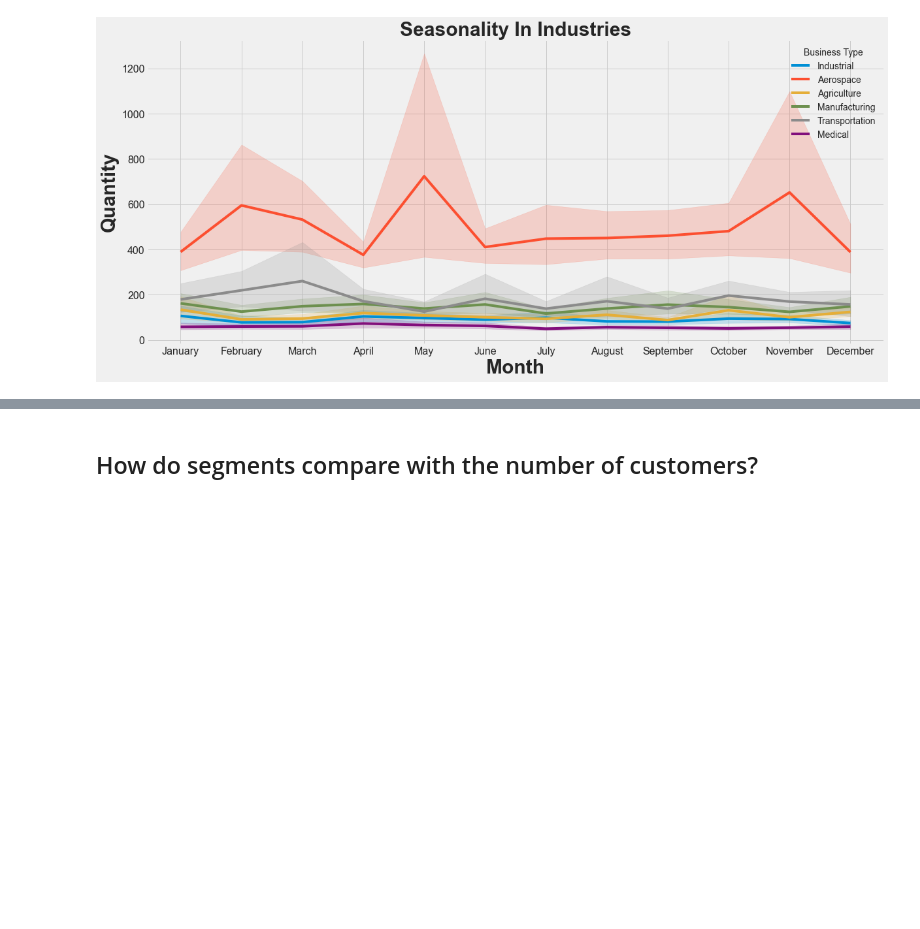
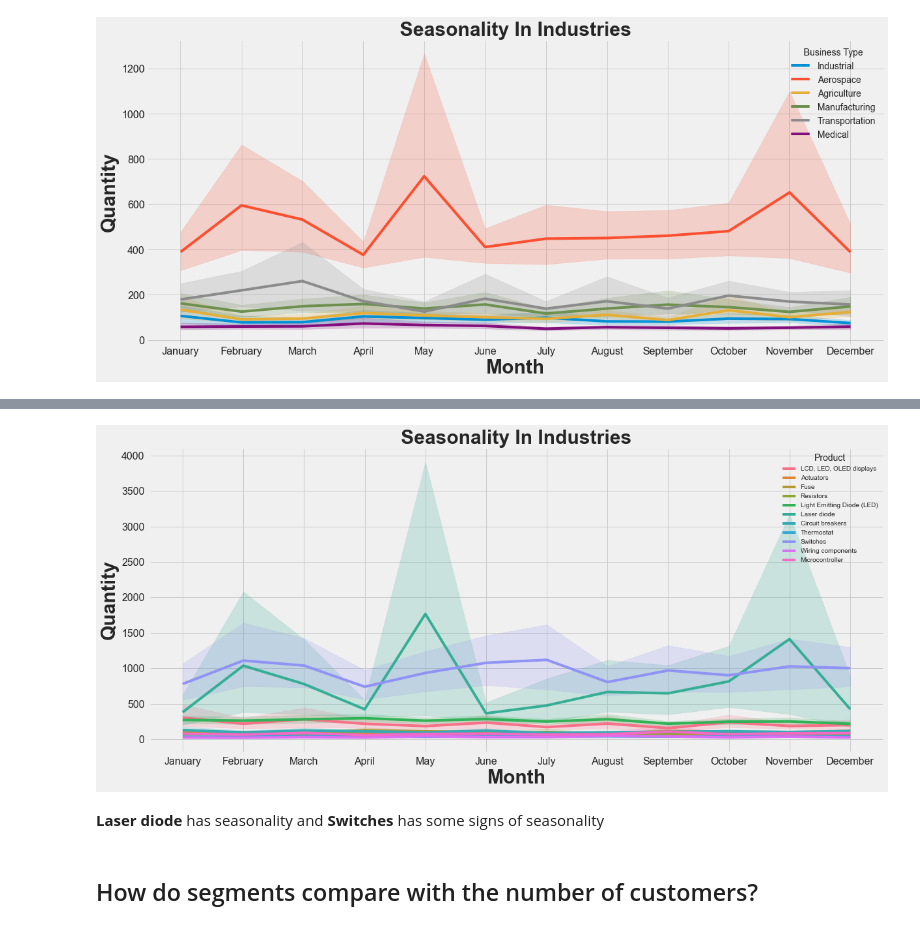
Before and after one commit to ValGRY/Data-Science-Projects, a Jupyter notebook: Techno Industries Inc/Techno Industries Inc..ipynb, the cells around one changed output, grey strips where cells are left out. Cells and saved outputs as stored; diff of their text form; code cells hidden in the pictures; blank space fills up the shorter version.

```diff
--- a/Techno Industries Inc/Techno Industries Inc..ipynb
+++ b/Techno Industries Inc/Techno Industries Inc..ipynb
@@ -253,3 +278,23 @@ plt.title('Seasonality In Industries', size = 30, weight='bold');
+# %%
+plt.style.use('fivethirtyeight')
+
+
+y = df['Quantity']
+x = df['Month']
+hue = df['Product']
+
+plt.figure(figsize=(18,8))
+ax = sns.lineplot(x = x, y = y, data = df, hue = hue)
+
+plt.yticks(size = 16)
+plt.xticks(size = 16)
+plt.xlabel('Month', size = 30, weight = 'bold')
+plt.ylabel('Quantity', size = 30, weight = 'bold')
+plt.title('Seasonality In Industries', size = 30, weight='bold');
+# %% [output]
+[figure, added]
+# %% [markdown]
+**Laser diode** has seasonality and **Switches** has some signs of seasonality
 # %% [markdown]
 ## How do segments compare with the number of customers?
 # %%
```
Also changed, not shown: parts of 12 cells of this notebook.
